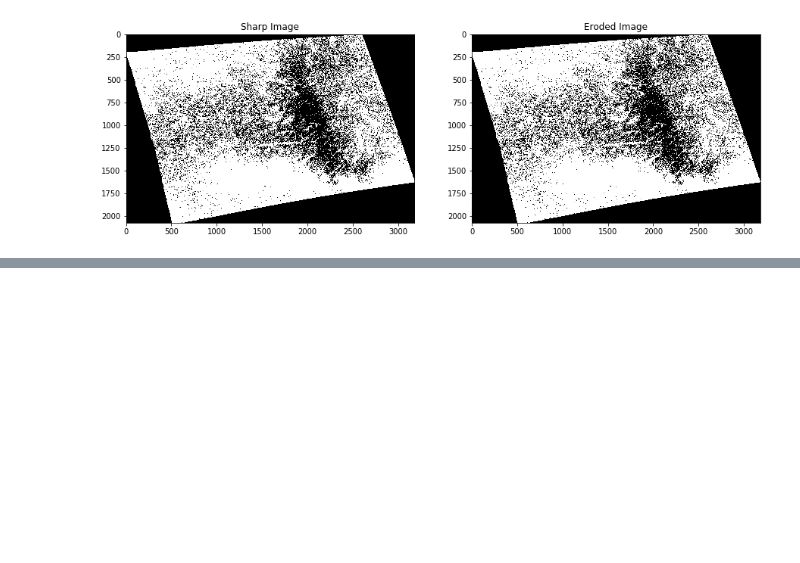
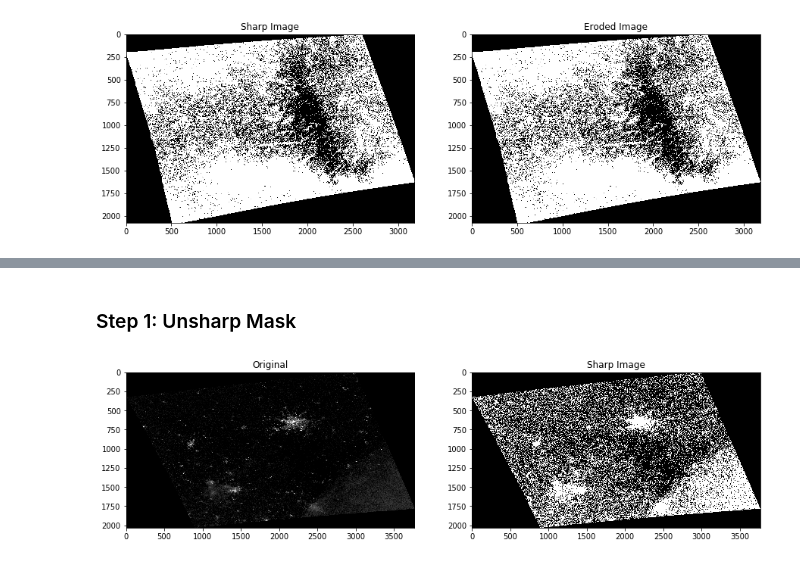
Before and after one commit to prabh27/cloud_detection, a Jupyter notebook: cloud_detection.ipynb, the cells around one changed output, grey strips where cells are left out. Saved outputs shown, nothing was run; the diff lists cells and outputs as text; code cells hidden in the pictures; blank space fills up the shorter version.

```diff
--- a/cloud_detection.ipynb
+++ b/cloud_detection.ipynb
@@ -198,0 +221,15 @@ ax2.title.set_text('Eroded Image')
+# %% [markdown]
+### Step 1: Unsharp Mask
+# %%
+lap = cv2.Laplacian(img, cv2.CV_64F)
+sharp = img - 0.3*lap
+
+f = plt.figure(figsize=(15, 5))
+ax1 = f.add_subplot(121)
+ax2 = f.add_subplot(122)
+ax1.imshow(img)
+ax1.title.set_text('Original')
+ax2.imshow(sharp)
+ax2.title.set_text('Sharp Image')
+# %% [output]
+[figure, added]
```
Also changed, not shown: parts of 21 cells of this notebook, 2 other files.
